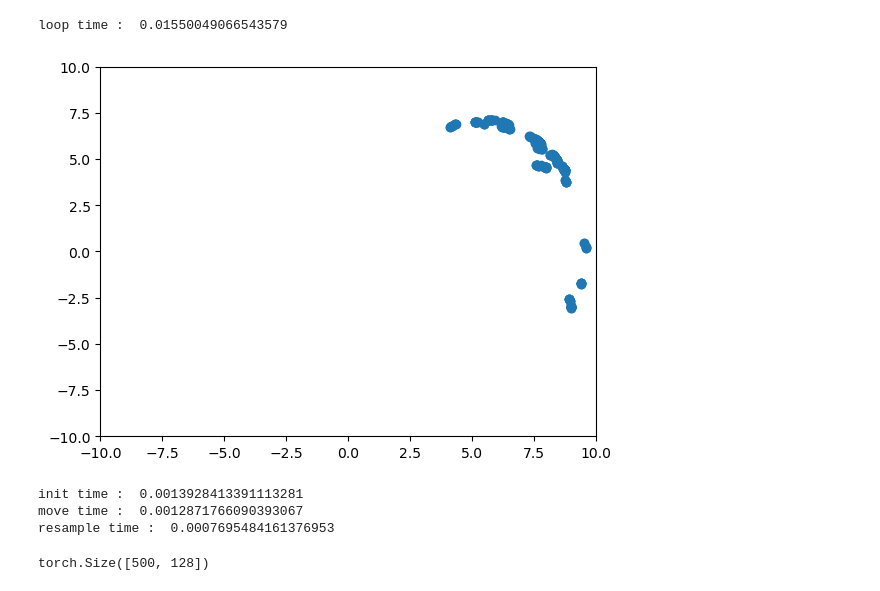
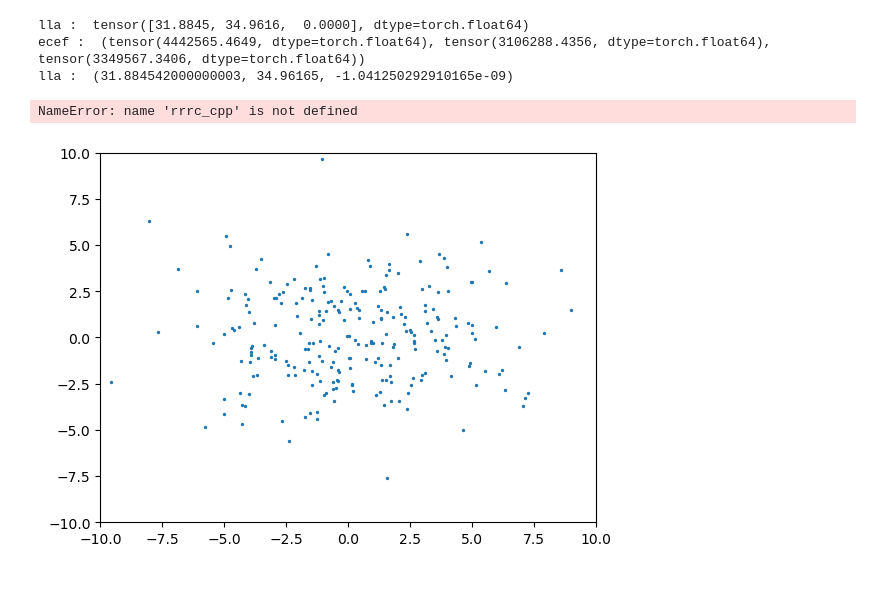
Before and after one commit to arthurhart314/DeepAirNav, a Jupyter notebook: test.ipynb, the cells around one changed output. Drawn from its saved outputs; the diff is of its cells as text; code cells hidden in the pictures.

Commit message:
added slow gpu geodetic transforms

```diff
--- a/test.ipynb
+++ b/test.ipynb
@@ -11,7 +13,7 @@ img = cv2.imread("/home/artl2sch/Desktop/Robotic_Perception/C++/FastCropRotate/0
 img = cv2.cvtColor(img, cv2.COLOR_BGR2GRAY)
 img = cv2.resize(img, [2000, 2000])
 # %%
-out_n = 1000
+out_n = 250
 
 with torch.no_grad():
 
@@ -41,5 +81,5 @@ with torch.no_grad():
 # %%
 with torch.no_grad():
     pf = Filter.ParticleFilter(out_n)
-    displacement_val = torch.tensor([0.1, 0.0, 0.0, 0.0], dtype = torch.float32).cuda()
-    displacement_var = torch.tensor([0.0, 0.0, 0.0, 0.1], dtype = torch.float32).cuda()
+    displacement_val = torch.tensor([0.0, 0.0, 0.0, 0.0], dtype = torch.float32).cuda()
+    displacement_var = torch.tensor([0.5, 0.0, 0.0, 0.2], dtype = torch.float32).cuda()
@@ -46,39 +200,70 @@ with torch.no_grad():
+# %%
+import pymap3d as pm
+
+lla0 = torch.tensor([ 31.884542,  34.961650,  0],  dtype = torch.float64)
+
+ned = torch.tensor([[ 100000,  100000,  300]],  dtype = torch.float64)
+
+
+print ('lla : ', lla0)
+
+ecef0 = pm.geodetic2ecef(lla0[0], lla0[1], lla0[2])
+
+print ('ecef : ', ecef0)
+
+lla1 = pm.ecef2geodetic(ecef0[0], ecef0[1], ecef0[2])
+
+print ('lla : ', lla1)
+# %% [output]
+lla :  tensor([31.8845, 34.9616,  0.0000], dtype=torch.float64)
+ecef :  (tensor(4442565.4649, dtype=torch.float64), tensor(3106288.4356, dtype=torch.float64), tensor(3349567.3406, dtype=torch.float64))
+lla :  (31.884542000000003, 34.96165, -1.041250292910165e-09)
 # %%
-n_steps = 100
+n_steps = 70
 
 import time
 
+
 loop_time = -time.time()
+
+rrrc_time = 0
+pf_time = 0
+model_time = 0
 
 for i in range(n_steps):
     with torch.no_grad():
 
+        rrrc_time -= time.time()
         rrrc_cpp.rrrc(input_image, output_images, M, T)
+        rrrc_time += time.time()
 
+        model_time -= time.time()
         output_images_3 = output_images.repeat(1, 3, 1, 1)
+        embeddings = trt_model.run(output_images_3)
+        model_time += time.time()
 
-        embeddings = trt_model.run(output_images_3)
+        pf_time -= time.time()
+        #pf.resample(embeddings) # add weighted average for particles
+        pf.move(displacement_val, displacement_var) # should be parallel with the loop
+        pf_time += time.time()
 
-        pf.resample(embeddings)
-
-        pf.move(displacement_val, displacement_var)
 
 
 loop_time += time.time()
+
 loop_time /= n_steps
+rrrc_time /= n_steps
+model_time /= n_steps
+pf_time /= n_steps
 
-print ("loop time : ", loop_time)
+print ("loop  time : ", loop_time)
+print ("rrrc  time : ", rrrc_time)
+print ("model time : ", model_time)
+print ("pf    time : ", pf_time)
 # %% [output]
-loop time :  0.01550049066543579
+NameError: name 'rrrc_cpp' is not defined
 # %%
 pf.draw_particles()
-pf.print_times()
+#pf.print_times()
 # %% [output]
-[figure, old version]
+[figure, new version]
-init time :  0.0013928413391113281
-move time :  0.0012871766090393067
-resample time :  0.0007695484161376953
-# %%
-embeddings.shape
-# %% [output]
-torch.Size([500, 128])
```
Also changed, not shown: parts of 11 cells of this notebook, 4 other files.
